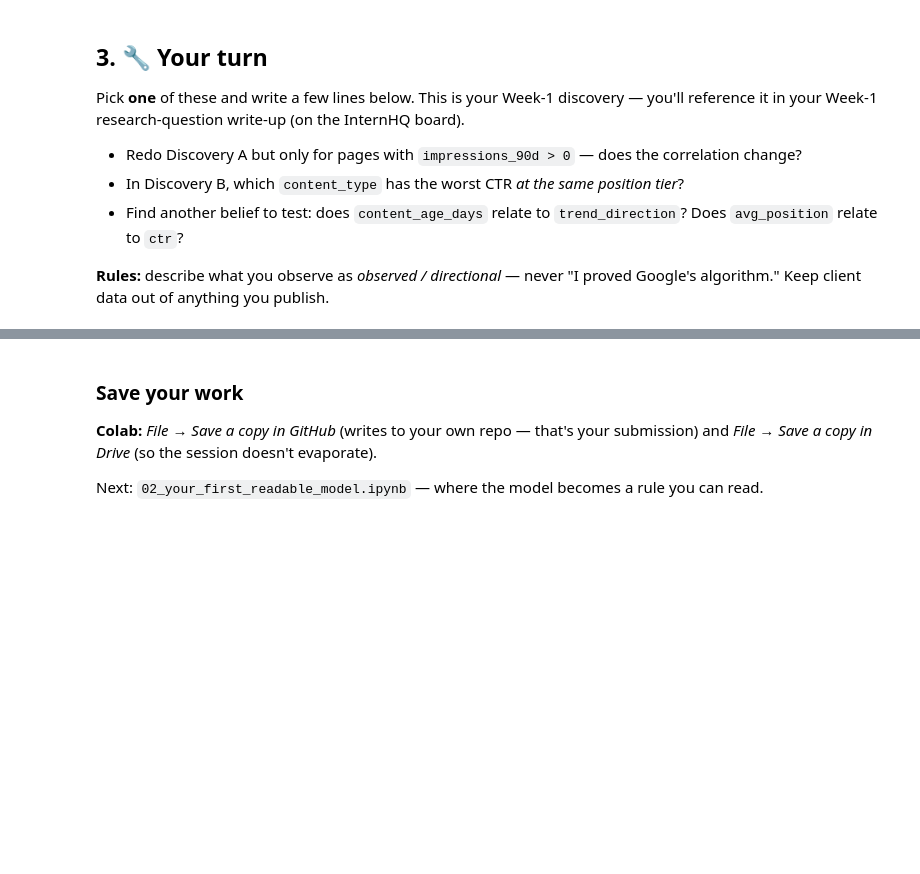
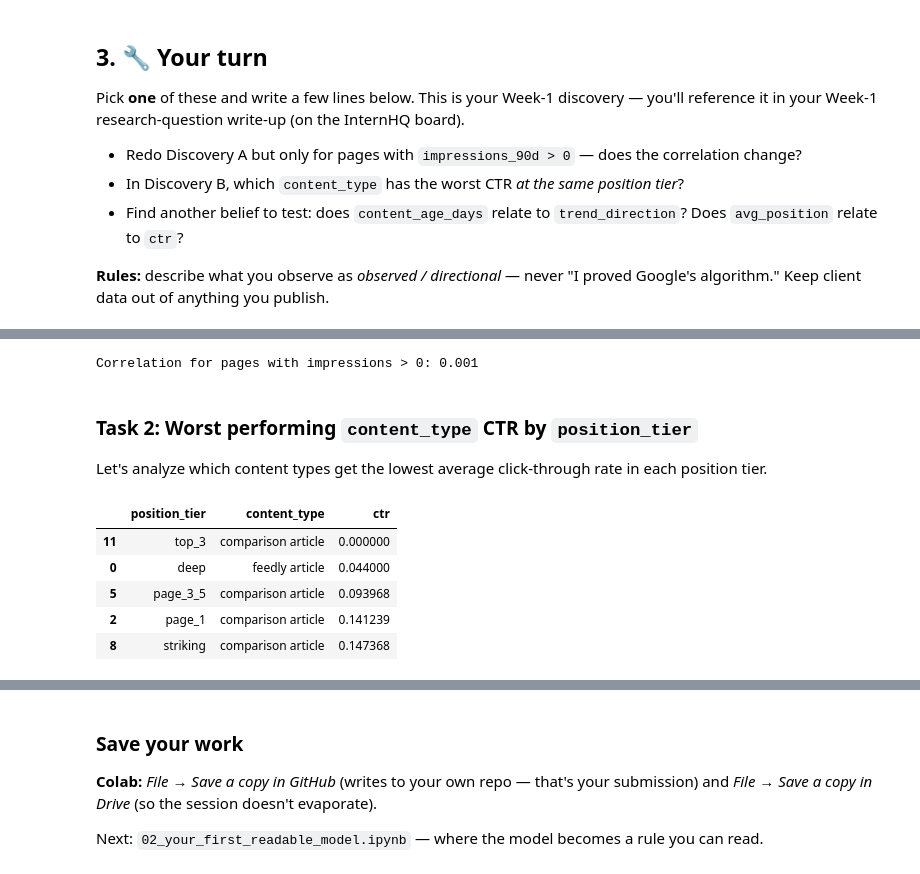
Before and after one commit to Anikrit-Ghosh/ml-first-week, a Jupyter notebook: notebooks/01_first_look_and_discovery.ipynb, the cells around one changed output, grey strips where cells are left out. Drawn from its saved outputs; the diff is of its cells as text; code cells hidden in the pictures; blank space fills up the shorter version.

```diff
--- a/notebooks/01_first_look_and_discovery.ipynb
+++ b/notebooks/01_first_look_and_discovery.ipynb
@@ -157,0 +192,23 @@ Pick **one** of these and write a few lines below. This is your Week-1 discovery
+# %%
+active_pages = df[df['impressions_90d'] > 0]
+active_corr = active_pages['search_volume'].corr(active_pages['impressions_90d'])
+print(f"Correlation for pages with impressions > 0: {active_corr:.3f}")
+# %% [output]
+Correlation for pages with impressions > 0: 0.001
+# %% [markdown]
+### Task 2: Worst performing `content_type` CTR by `position_tier`
+Let's analyze which content types get the lowest average click-through rate in each position tier.
+# %%
+# Calculate mean CTR grouped by position tier and content type
+ctr_by_type = visible.groupby(['position_tier', 'content_type'])['ctr'].mean().reset_index()
+
+# Find the content_type with the minimum CTR for each position tier
+worst_ctr = ctr_by_type.loc[ctr_by_type.groupby('position_tier')['ctr'].idxmin()]
+display(worst_ctr.sort_values(by='ctr'))
+# %% [output]
+|  | position_tier | content_type | ctr |
+| 11 | top_3 | comparison article | 0.000000 |
+| 0 | deep | feedly article | 0.044000 |
+| 5 | page_3_5 | comparison article | 0.093968 |
+| 2 | page_1 | comparison article | 0.141239 |
+| 8 | striking | comparison article | 0.147368 |
```
Also changed, not shown: parts of 5 cells of this notebook.
